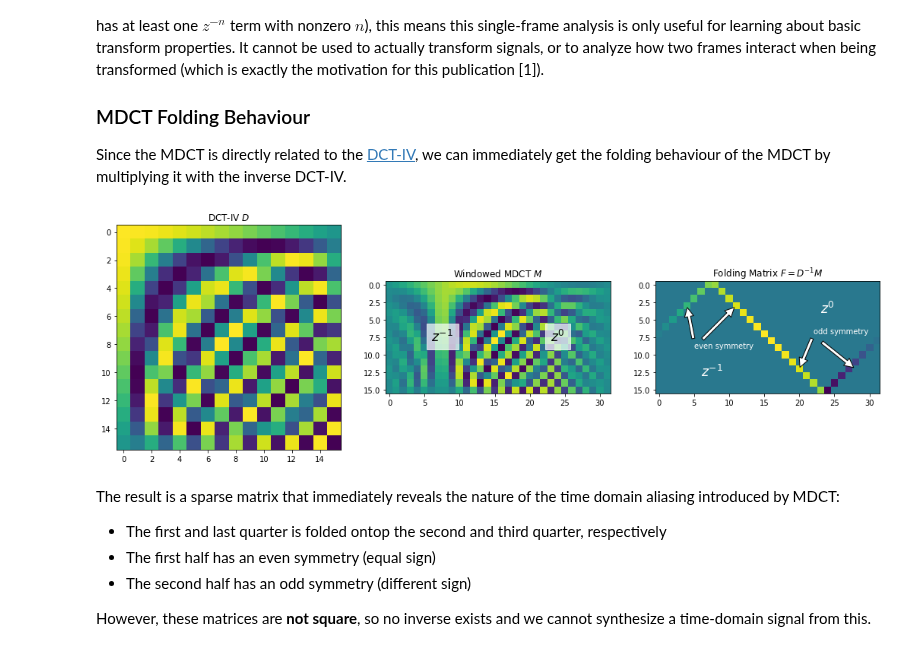
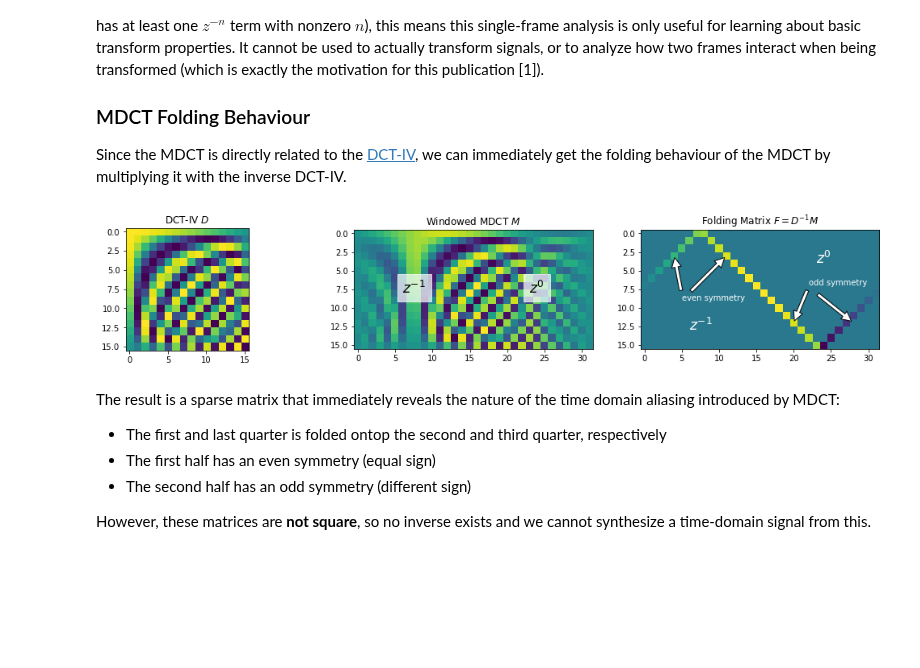
Before and after one commit to audiolabs/lapped-transforms, a Jupyter notebook: 1 Analysing Lapped Transforms.ipynb, the cells around one changed output. Drawn from its saved outputs; the diff is of its cells as text; code cells hidden in the pictures; blank space fills up the shorter version.

Commit message:
Re-rendered plots to have more nicer vertical sizes

```diff
--- a/1 Analysing Lapped Transforms.ipynb
+++ b/1 Analysing Lapped Transforms.ipynb
@@ -90,32 +90,32 @@ Since the MDCT is directly related to the [DCT-IV](https://en.wikipedia.org/wiki
 # %%
 D = dct4(16)
 M = mdct(16) * ss.cosine(32)
 P = D.T @ M
 
 
-f, (a, b, c) = plt.subplots(1, 3, figsize=(18, 6))
+f, (a, b, c) = plt.subplots(1, 3, figsize=(18, 2.8))
 a.imshow(D)
 a.set_title("DCT-IV $D$")
 b.imshow(M)
 b.set_title("Windowed MDCT $M$")
 c.imshow(P)
 c.set_title("Folding Matrix $F = D^{-1}M$")
 
 b.annotate('$z^{-1}$', xy=(6, 8), color='black', backgroundcolor=(1, 1, 1, 0.7), fontsize='xx-large')
 b.annotate('$z^{0}$', xy=(23, 8), color='black', backgroundcolor=(1, 1, 1, 0.7), fontsize='xx-large')
 
 c.annotate('even symmetry', xy=(4, 3), xytext=(5, 9), color='white', arrowprops={'facecolor': 'white', 'shrink': 0.05})
 c.annotate('', xy=(11, 3), xytext=(6, 8), arrowprops={'facecolor': 'white', 'shrink': 0.05})
 
 c.annotate('odd symmetry', xy=(20, 12), xytext=(22, 7), color='white', arrowprops={'facecolor': 'white', 'shrink': 0.05})
 c.annotate('', xy=(28, 12), xytext=(23, 8), arrowprops={'facecolor': 'white', 'shrink': 0.05})
 
 c.annotate('$z^{-1}$', xy=(6, 13), color='white', fontsize='xx-large')
 c.annotate('$z^{0}$', xy=(23, 4), color='white', fontsize='xx-large')
 
 None
 # %% [output]
-[figure, old version]
+[figure, new version]
 # %% [markdown]
 The result is a sparse matrix that immediately reveals the nature of the time domain aliasing introduced by MDCT:
 
```
Also changed, not shown: 2 other files.
